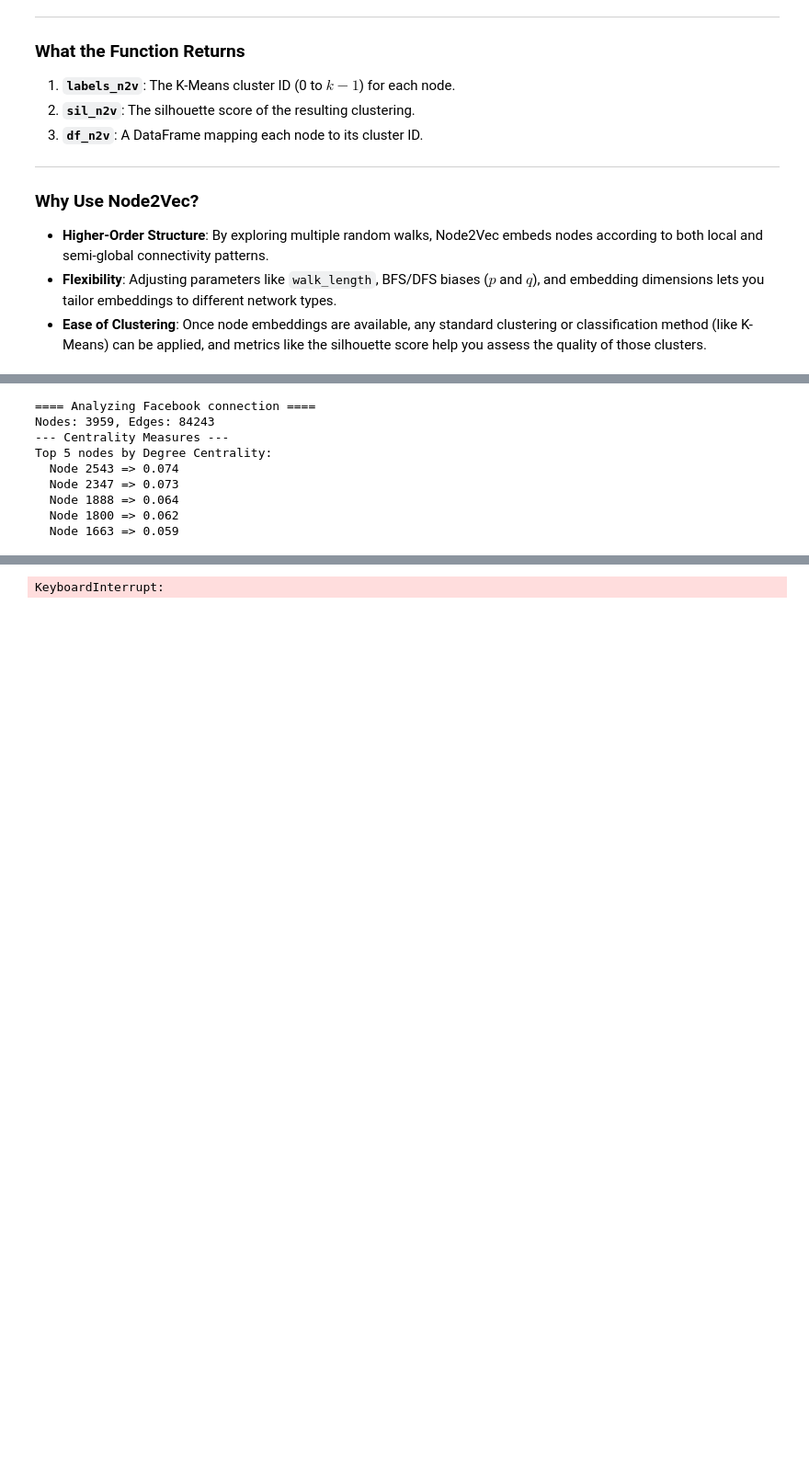
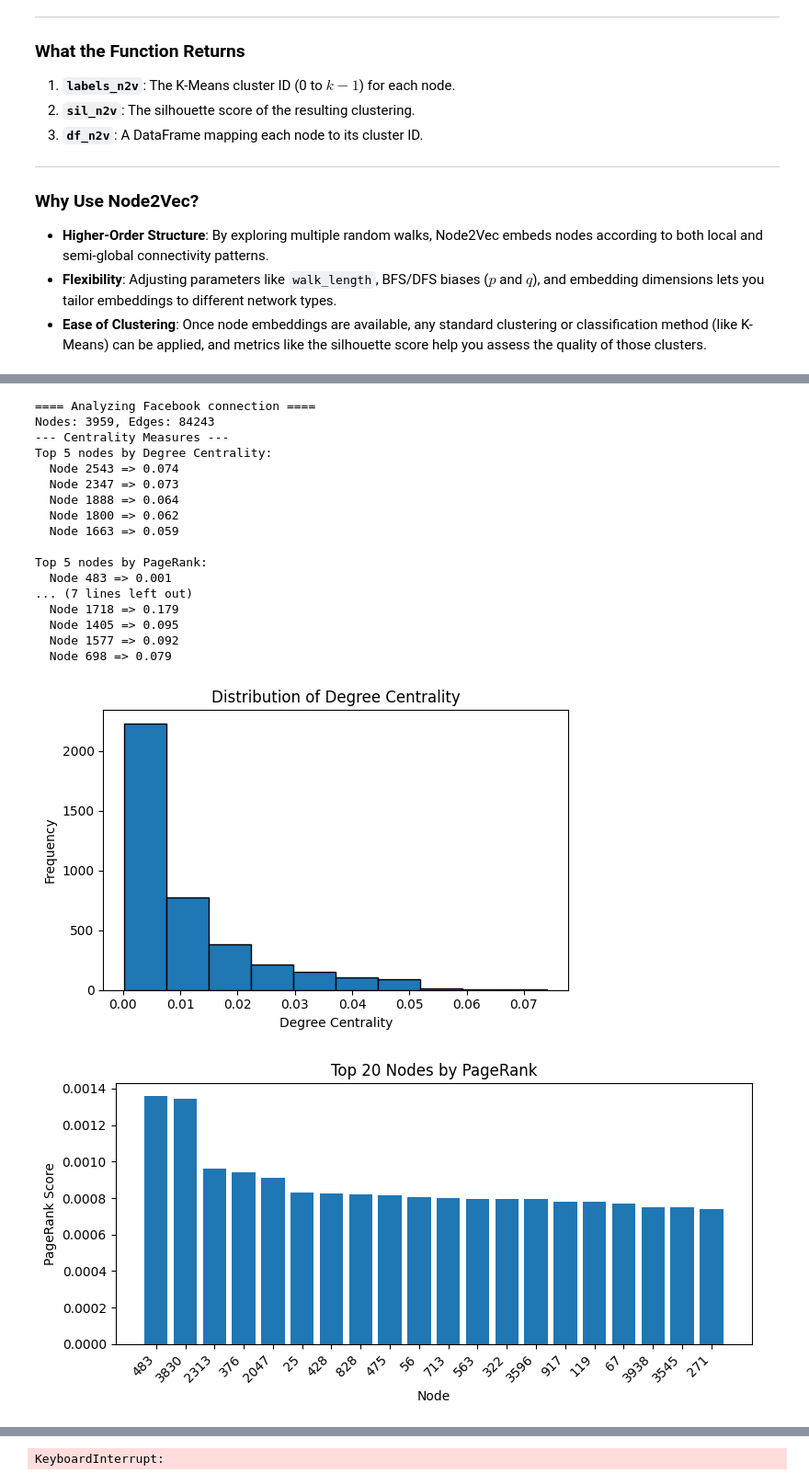
Before and after one commit to mateusgoto01/graph_facebook_analysis, a Jupyter notebook: FERNDADES_GOTO_REGAZZI_graphe.ipynb, the cells around one changed output, grey strips where cells are left out. Shown at 92% size. Saved outputs shown, nothing was run; the diff lists cells and outputs as text; code cells hidden in the pictures; blank space fills up the shorter version.

```diff
--- a/FERNDADES_GOTO_REGAZZI_graphe.ipynb
+++ b/FERNDADES_GOTO_REGAZZI_graphe.ipynb
@@ -645,14 +724,24 @@ Name: Node, dtype: object
 Done analyzing Zachary's Karate Club.
 # %%
 G_facebook = load_graph()
-results_f = analyze_graph(G_facebook, graph_name="Facebook connection", do_plot=True)
+results_f = analyze_graph(G_facebook, 200, graph_name="Facebook connection", do_plot=True)
 # %% [output]
 ==== Analyzing Facebook connection ====
 Nodes: 3959, Edges: 84243
 --- Centrality Measures ---
 Top 5 nodes by Degree Centrality:
   Node 2543 => 0.074
   Node 2347 => 0.073
   Node 1888 => 0.064
   Node 1800 => 0.062
   Node 1663 => 0.059
+
+Top 5 nodes by PageRank:
+  Node 483 => 0.001
+... (7 lines left out)
+  Node 1718 => 0.179
+  Node 1405 => 0.095
+  Node 1577 => 0.092
+  Node 698 => 0.079
+[figure, added]
+[figure, added]
```
Also changed, not shown: parts of 7 cells of this notebook.
